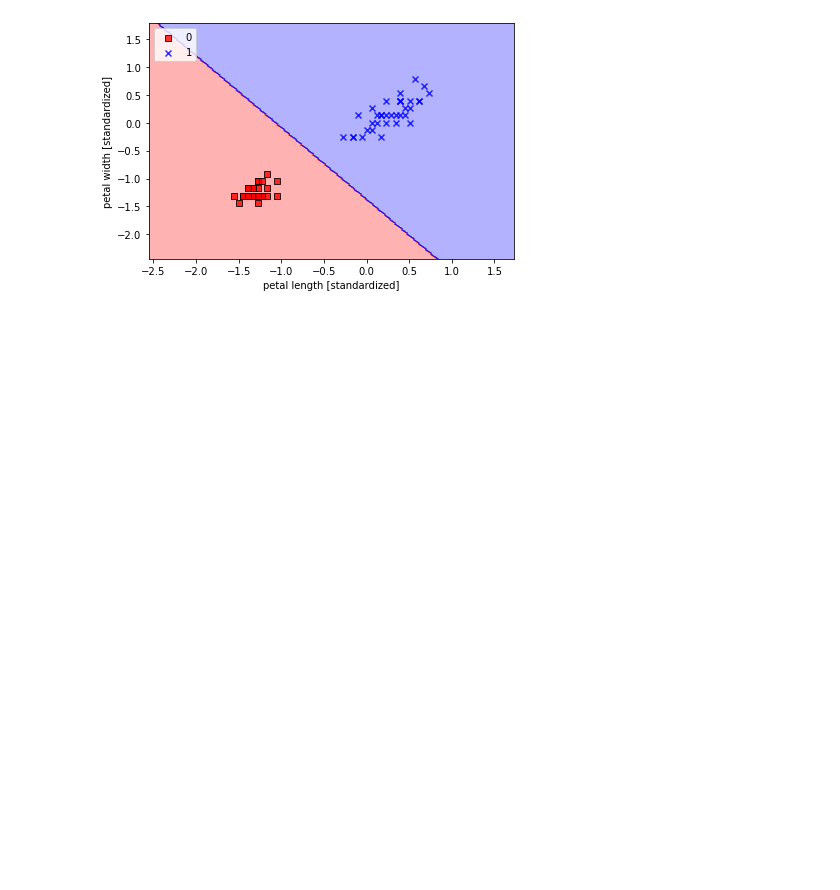
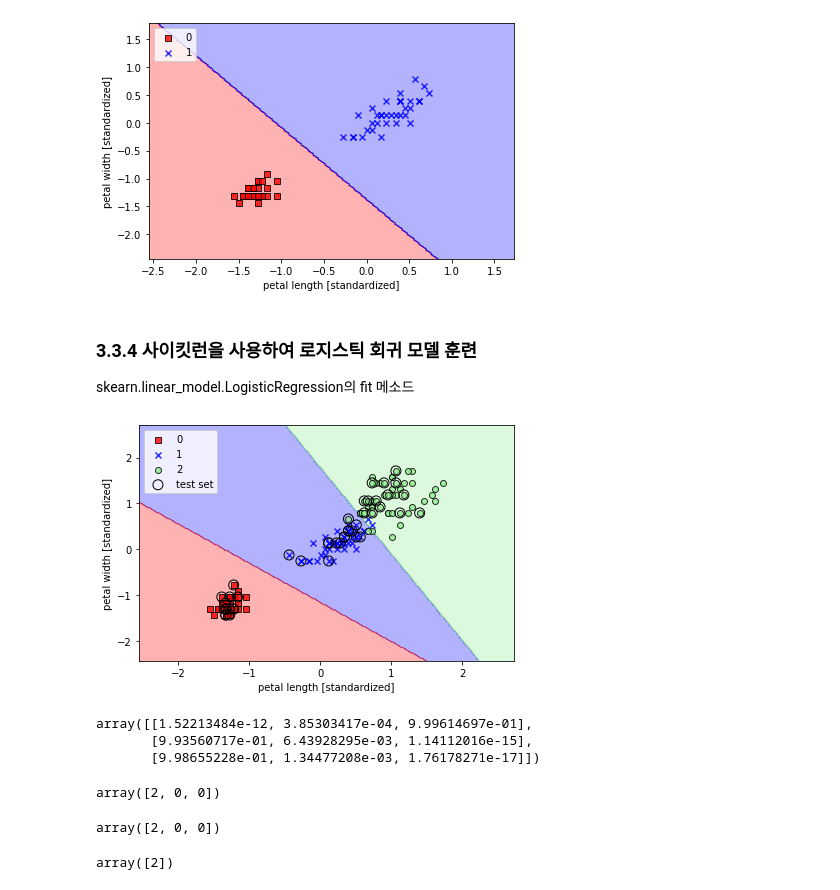
Before and after one commit to sunghyouk/study_room, a Jupyter notebook: python_ML/ex_chapter_3.ipynb, the cells around one changed output. Saved outputs shown, nothing was run; the diff lists cells and outputs as text; code cells hidden in the pictures; blank space fills up the shorter version.

```diff
--- a/python_ML/ex_chapter_3.ipynb
+++ b/python_ML/ex_chapter_3.ipynb
@@ -195,3 +195,45 @@ plt.tight_layout()
 plt.show()
 # %% [output]
 [figure]
+# %% [markdown]
+### 3.3.4 사이킷런을 사용하여 로지스틱 회귀 모델 훈련
+
+skearn.linear_model.LogisticRegression의 fit 메소드
+# %%
+from sklearn.linear_model import LogisticRegression
+lr = LogisticRegression(C=100.0, random_state=1)
+lr.fit(X_train_std, y_train)
+pltreg.plot_decision_regions(X_combined_std,
+                      y_combined,
+                      classifier=lr,
+                      test_idx=range(105, 150))
+plt.xlabel('petal length [standardized]')
+plt.ylabel('petal width [standardized]')
+plt.legend(loc='upper left')
+plt.tight_layout()
+plt.show()
+# %% [output]
+[figure, added]
+# %%
+# 클래스 소속 확률은?
+lr.predict_proba(X_test_std[:3, :])
+# %% [output]
+array([[1.52213484e-12, 3.85303417e-04, 9.99614697e-01],
+       [9.93560717e-01, 6.43928295e-03, 1.14112016e-15],
+       [9.98655228e-01, 1.34477208e-03, 1.76178271e-17]])
+# %%
+# 행에서 가장 큰 값의 열이 예측 클래스 레이블
+lr.predict_proba(X_test_std[:3, :]).argmax(axis=1)
+# %% [output]
+array([2, 0, 0])
+# %%
+# 사이킷런의 메소드를 그대로 이용하여
+lr.predict(X_test_std[:3, :])
+# %% [output]
+array([2, 0, 0])
+# %%
+# WARN: 샘플 하나의 클래스 레이블을 예측할 때
+# TODO: 하나의 행을 2차원 포맷으로 먼저 변경해야 한다.
+lr.predict(X_test_std[0, :].reshape(1, -1))
+# %% [output]
+array([2])
```
Also changed, not shown: parts of 5 cells of this notebook.
